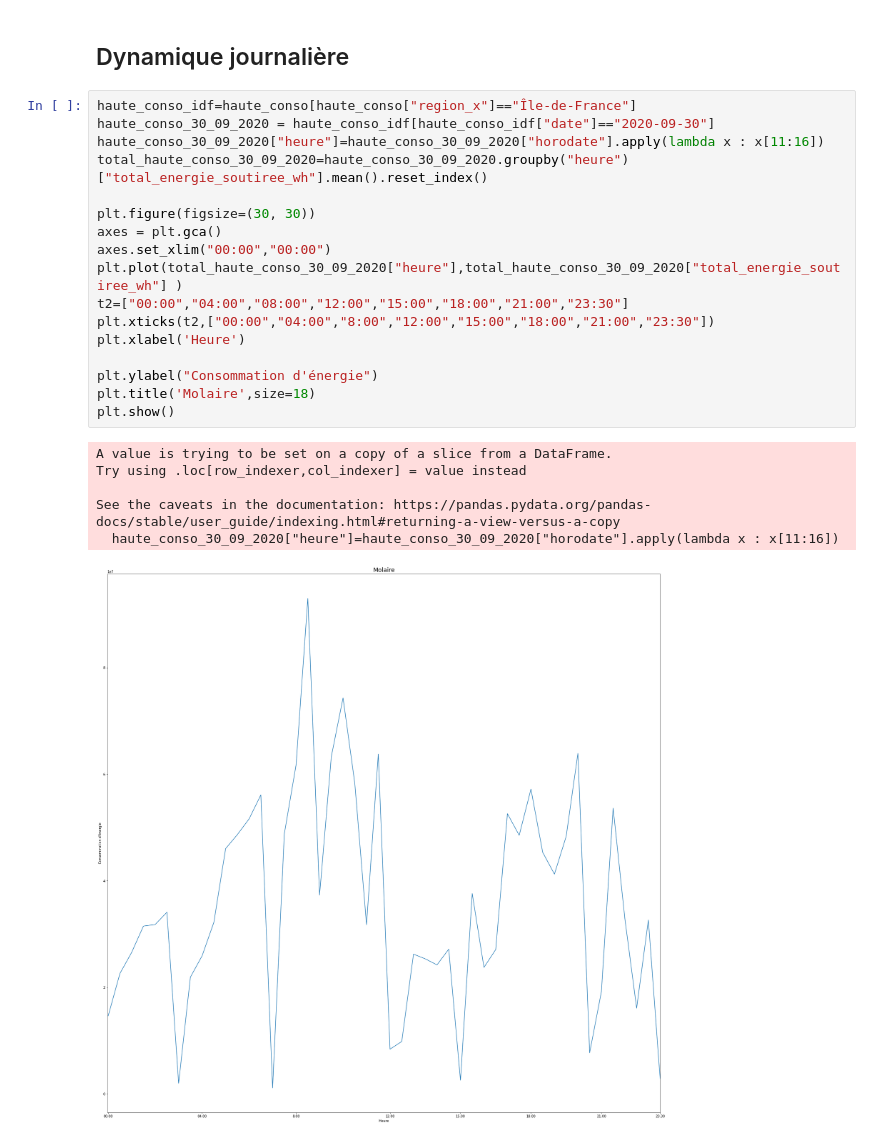
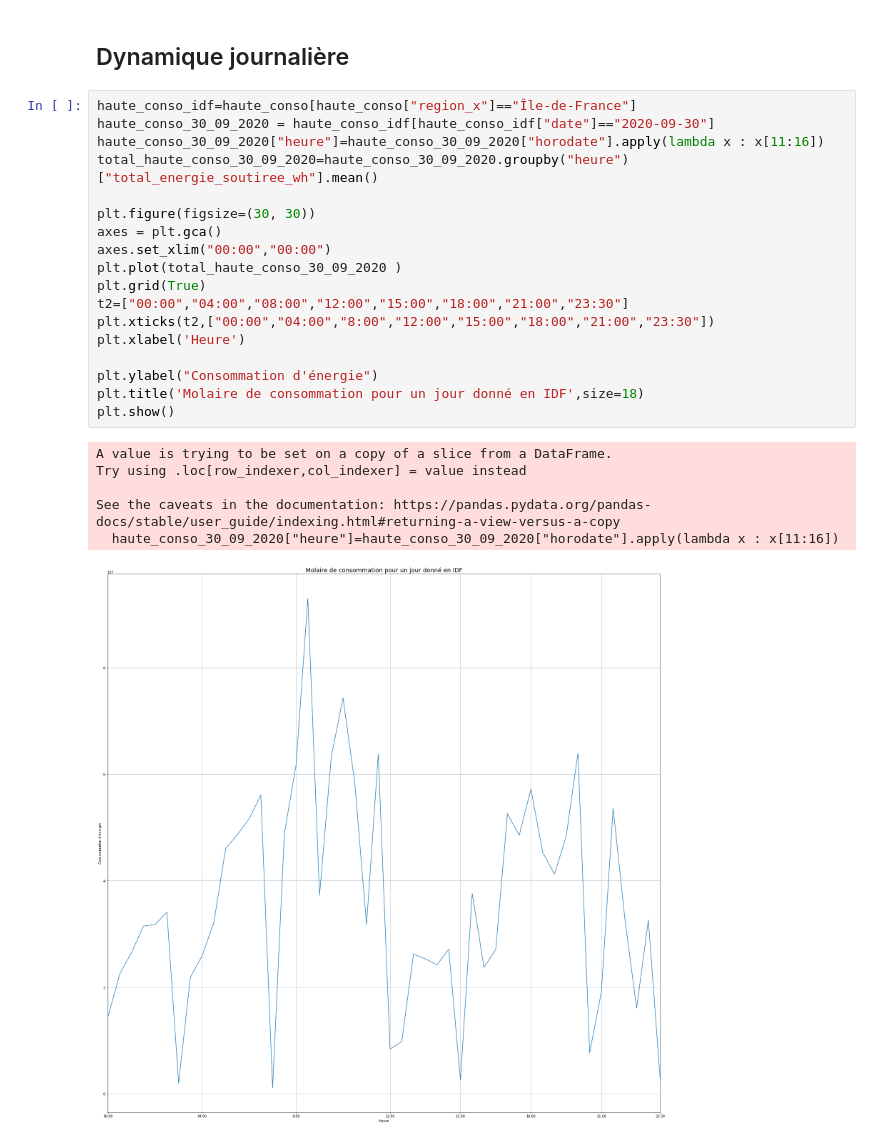
Before and after one commit to cominho/Stat-App, a Jupyter notebook: Stat_desc_final.ipynb, the cells around one changed output. Cells and saved outputs as stored; diff of their text form.

Commit message:
molaires ok

```diff
--- a/Stat_desc_final.ipynb
+++ b/Stat_desc_final.ipynb
@@ -631,24 +570,25 @@ See the caveats in the documentation: https://pandas.pydata.org/pandas-docs/stab
 # %%
 haute_conso_idf=haute_conso[haute_conso["region_x"]=="Île-de-France"]
 haute_conso_30_09_2020 = haute_conso_idf[haute_conso_idf["date"]=="2020-09-30"]
 haute_conso_30_09_2020["heure"]=haute_conso_30_09_2020["horodate"].apply(lambda x : x[11:16])
-total_haute_conso_30_09_2020=haute_conso_30_09_2020.groupby("heure")["total_energie_soutiree_wh"].mean().reset_index()
+total_haute_conso_30_09_2020=haute_conso_30_09_2020.groupby("heure")["total_energie_soutiree_wh"].mean()
 
 plt.figure(figsize=(30, 30))
 axes = plt.gca()
 axes.set_xlim("00:00","00:00")
-plt.plot(total_haute_conso_30_09_2020["heure"],total_haute_conso_30_09_2020["total_energie_soutiree_wh"] )
+plt.plot(total_haute_conso_30_09_2020 )
+plt.grid(True)
 t2=["00:00","04:00","08:00","12:00","15:00","18:00","21:00","23:30"]
 plt.xticks(t2,["00:00","04:00","8:00","12:00","15:00","18:00","21:00","23:30"])
 plt.xlabel('Heure')
 
 plt.ylabel("Consommation d'énergie")
-plt.title('Molaire',size=18)
+plt.title('Molaire de consommation pour un jour donné en IDF',size=18)
 plt.show()
 # %% [output]
 A value is trying to be set on a copy of a slice from a DataFrame.
 Try using .loc[row_indexer,col_indexer] = value instead
 
 See the caveats in the documentation: https://pandas.pydata.org/pandas-docs/stable/user_guide/indexing.html#returning-a-view-versus-a-copy
   haute_conso_30_09_2020["heure"]=haute_conso_30_09_2020["horodate"].apply(lambda x : x[11:16])
-[figure, old version]
+[figure, new version]
```
Also changed, not shown: parts of 16 cells of this notebook.
